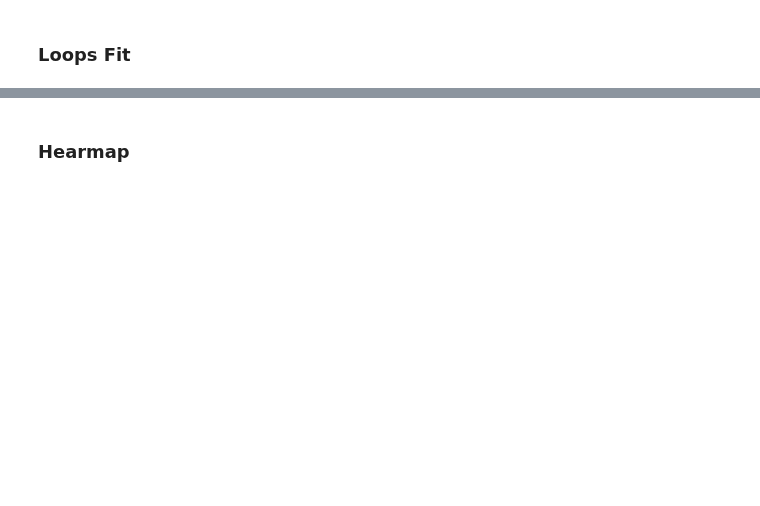
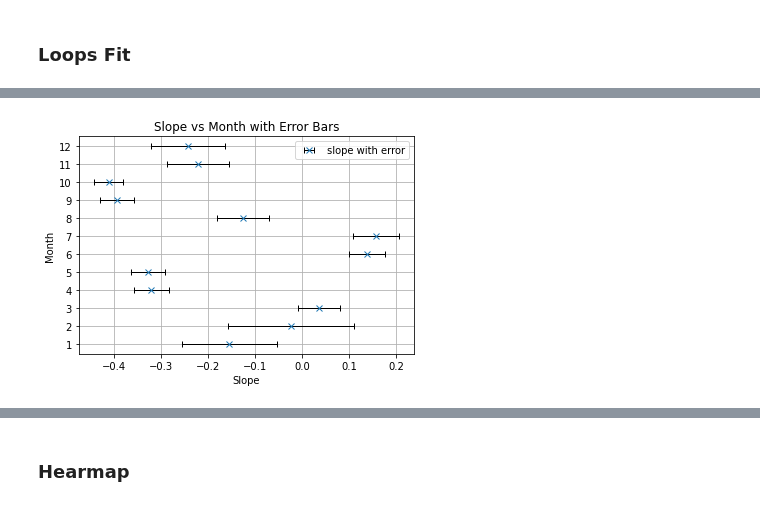
Before and after one commit to LeoausderDose/Praktikum_AWI, a Jupyter notebook: DNTFitNachJahreZeiten.ipynb, the cells around one changed output, grey strips where cells are left out. Drawn from its saved outputs; the diff is of its cells as text; code cells hidden in the pictures; blank space fills up the shorter version.

```diff
--- a/DNTFitNachJahreZeiten.ipynb
+++ b/DNTFitNachJahreZeiten.ipynb
@@ -458,0 +528,4 @@ IndentationError: expected an indented block after function definition on line 1
+# %%
+parameters_TDiff['SNR'] =np.abs(parameters_TDiff['slope']/parameters_TDiff['var'])
+parameters_TMax['SNR'] = np.abs(parameters_TMax['slope']/parameters_TMax['var'])
+parameters_TMin['SNR'] = np.abs(parameters_TMin['slope']/parameters_TMin['var'])
@@ -458,0 +549,11 @@ IndentationError: expected an indented block after function definition on line 1
+# %%
+# Create the plot
+plt.errorbar(parameters_TDiff['slope'], parameters_TDiff.index, xerr=parameters_TDiff['var'], fmt='x', capsize= 3,ecolor= 'black', elinewidth=1, label='slope with error')
+plt.xlabel('Slope')
+plt.ylabel('Month')
+plt.title('Slope vs Month with Error Bars')
+plt.legend()
+plt.grid(True)
+plt.show()
+# %% [output]
+[figure, added]
```
Also changed, not shown: parts of 13 cells of this notebook, 54 other files.
